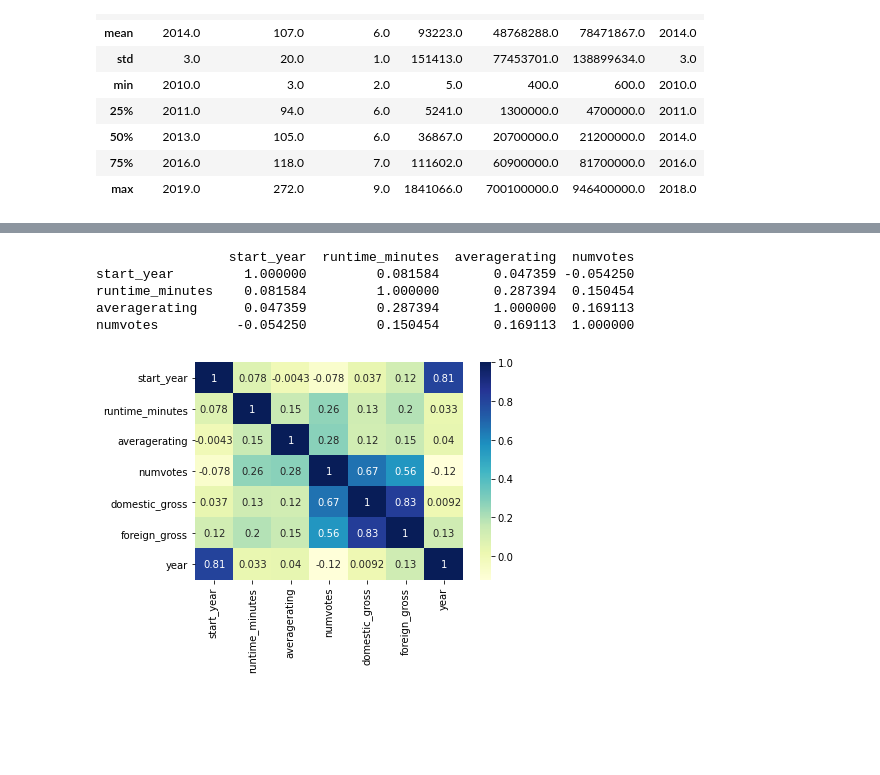
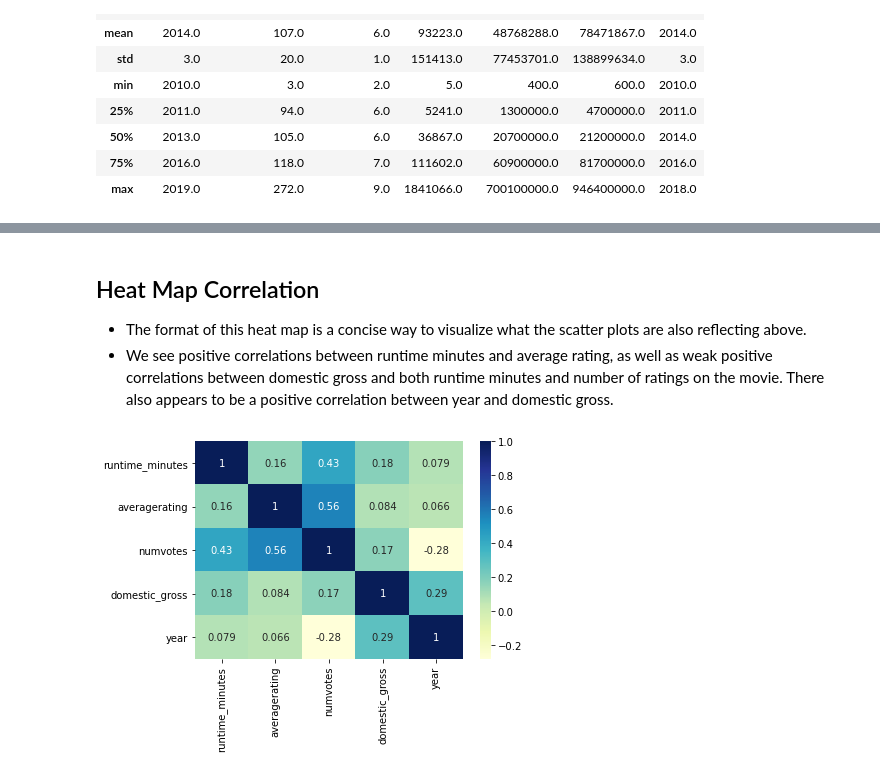
Before and after one commit to learn-co-curriculum/dsc-project-template, a Jupyter notebook: dsc-phase1project-microsoftmoviestudioanalysis-eakland.ipynb, the cells around one changed output, grey strips where cells are left out. Cells and saved outputs as stored; diff of their text form; code cells hidden in the pictures; blank space fills up the shorter version.

```diff
--- a/dsc-phase1project-microsoftmoviestudioanalysis-eakland.ipynb
+++ b/dsc-phase1project-microsoftmoviestudioanalysis-eakland.ipynb
@@ -496,0 +529,6 @@ domestic_profit_title_df
+# %%
+#identify and drop additional duplicates. Now identify top 100 most profitable domestic films.
+top_hundo_df.loc[top_hundo_df.duplicated(subset=['title'])]
+#top_hundo_df.drop_duplicates(subset=['title'], inplace=True)
+top_hundo_df = top_hundo_df.head(100)
+top_hundo_df
@@ -566,11 +672,8 @@ ax.set_ylabel("Genres");
+# %% [markdown]
+## Heat Map Correlation
+* The format of this heat map is a concise way to visualize what the scatter plots are also reflecting above.
+* We see positive correlations between runtime minutes and average rating, as well as weak positive correlations between domestic gross and both runtime minutes and number of ratings on the movie. There also appears to be a positive correlation between year and domestic gross.
 # %%
-print(final_ratings_df.corr())
-
-heatmap = sns.heatmap(profit_by_title_df.corr(), cmap="YlGnBu", annot=True)
+heatmap = sns.heatmap(top_hundo_df.corr(), cmap="YlGnBu", annot=True)
 # %% [output]
-                 start_year  runtime_minutes  averagerating  numvotes
-start_year         1.000000         0.081584       0.047359 -0.054250
-runtime_minutes    0.081584         1.000000       0.287394  0.150454
-averagerating      0.047359         0.287394       1.000000  0.169113
-numvotes          -0.054250         0.150454       0.169113  1.000000
-[figure, old version]
+[figure, new version]
```
Also changed, not shown: parts of 24 cells of this notebook, 2 other files.
